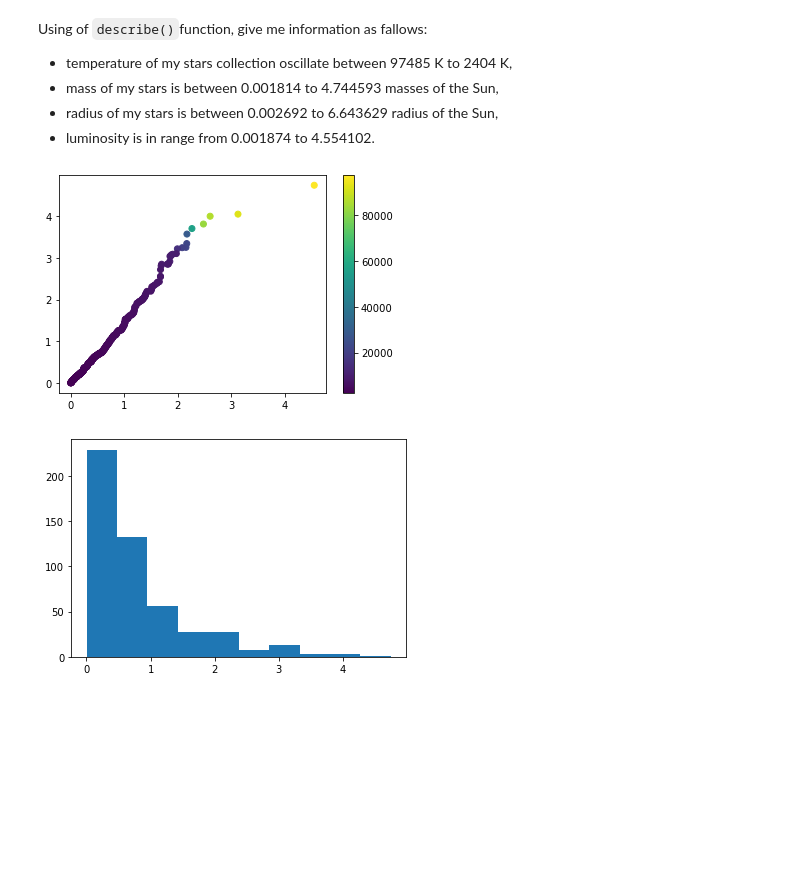
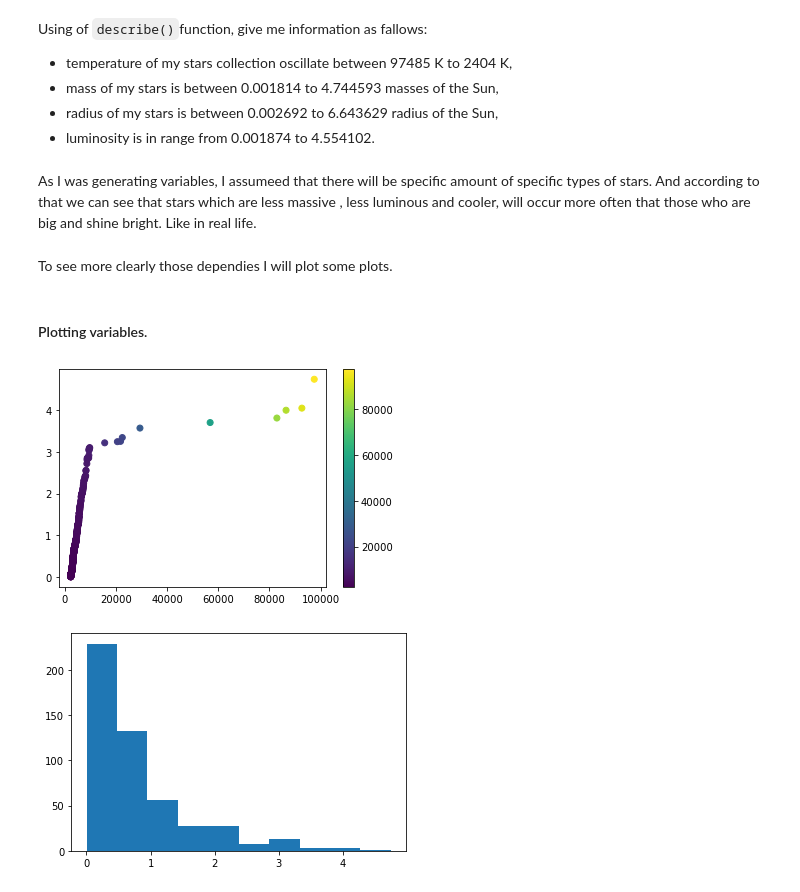
Before and after one commit to DracoNibilis/Stars_Project, a Jupyter notebook: stars_project.ipynb, the cells around one changed output. Cells and saved outputs as stored; diff of their text form; code cells hidden in the pictures; blank space fills up the shorter version.

```diff
--- a/stars_project.ipynb
+++ b/stars_project.ipynb
@@ -472,14 +472,20 @@ Using of `describe()`function, give me information as fallows: <br>
 - mass of my stars is between 0.001814 to 4.744593 masses of the Sun,
 - radius of my stars is between 0.002692 to 6.643629 radius of the Sun,
 - luminosity is in range from 0.001874 to 4.554102.
+# %% [markdown]
+As I was generating variables, I assumeed that there will be specific amount of specific types of stars. And according to that we can see that stars which are less massive , less luminous and cooler, will occur more often that those who are big and shine bright. Like in real life.
+# %% [markdown]
+To see more clearly those dependies I will plot some plots.
+# %% [markdown]
+#### Plotting variables.
 # %%
-
+# Plottinv variable
 colors = df['Temperature']
-plt.scatter(df["Luminosity"], df["Mass"], c=colors)
+plt.scatter(df["Temperature"], df["Mass"], c=colors)
 plt.colorbar()
 plt.show()
 # %% [output]
-[figure, old version]
+[figure, new version]
 # %%
 plt.hist(df['Mass'])
 plt.show()
```
